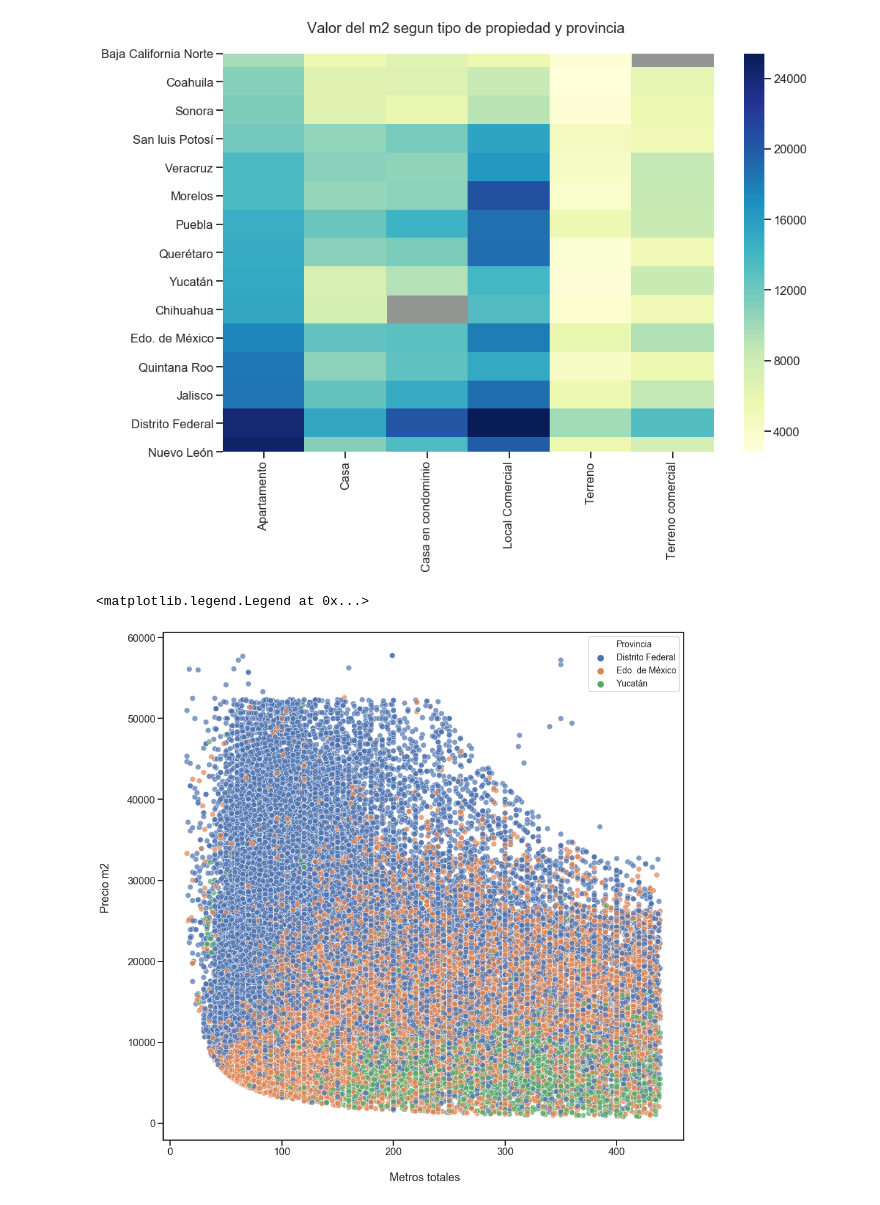
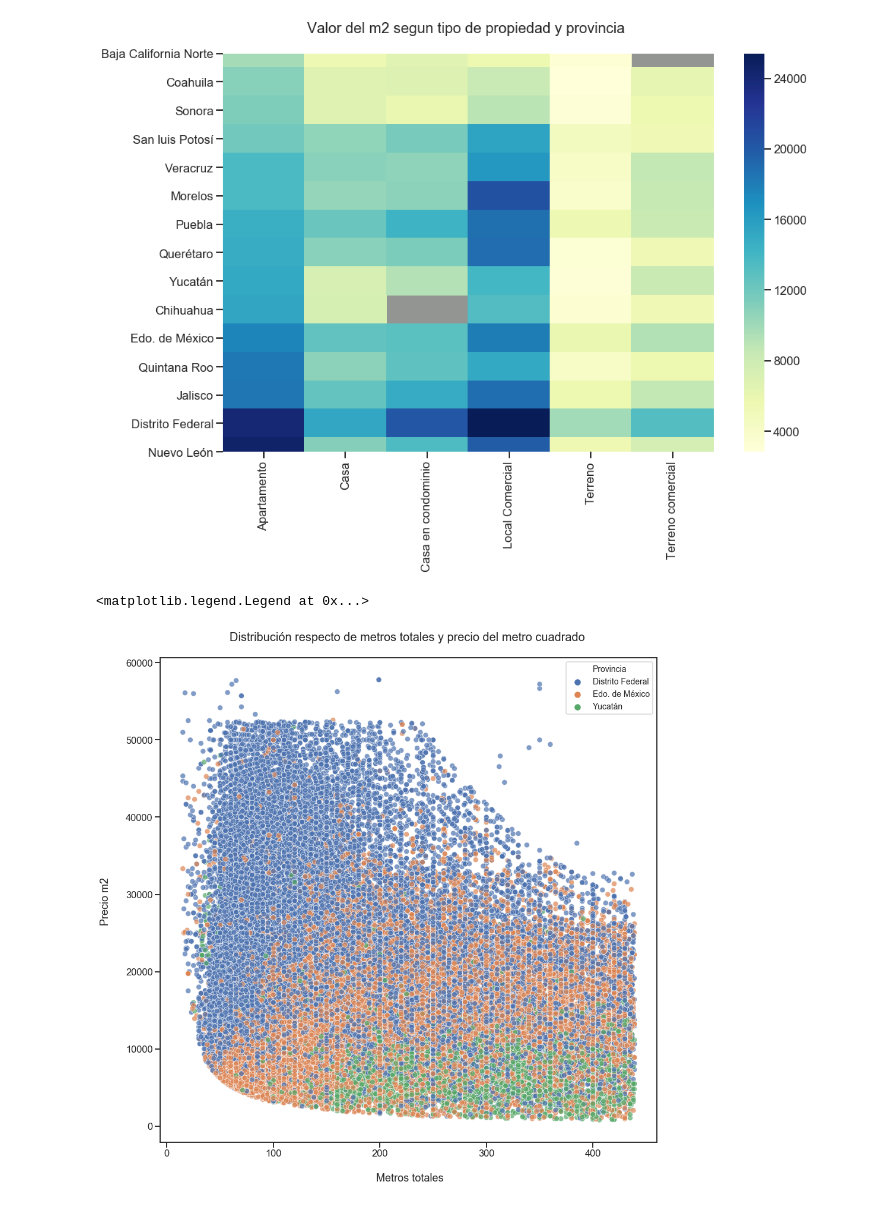
Before and after one commit to JuanCruzCastroLopez/tp1-zonajobs-analysis, a Jupyter notebook: analisis_propiedades.ipynb, the cells around one changed output. Drawn from its saved outputs; the diff is of its cells as text; code cells hidden in the pictures.

Commit message:
Agregando titulo a scatter plot

```diff
--- a/analisis_propiedades.ipynb
+++ b/analisis_propiedades.ipynb
@@ -568,30 +567,31 @@ Text(103.42187499999999, 0.5, '')
 # %%
 # De lo visto anterior, selecciono tres provincias representativas. Distrito Federal, Coahuila y Yucatán
 # Con buen caudal de gente, y con promedios de precios por metro cuadrado distintos.
 plt.figure(figsize=(15,15))
 
 data = df[df['provincia'].isin(['Distrito Federal', 'Edo. de México' ,'Yucatán'])]
 # Lo hago menro a 90000 ya que, sino, hay algunos datos sueltos que hacne que no se vea tan bien
 data = data[df['precio_m2']<=60000]
 data.provincia.cat.remove_unused_categories(inplace=True)
 data.rename(columns={'provincia':'Provincia'}, inplace=True)
 
 ax = sns.scatterplot(y='precio_m2', x='metrostotales', data=data, hue='Provincia', alpha=0.7)
 
+ax.set_title('Distribución respecto de metros totales y precio del metro cuadrado \n', fontsize=20)
 ax.set_xlabel('\n Metros totales', fontsize=18)
 ax.set_ylabel('Precio m2 \n', fontsize=18)
 ax.legend(title_fontsize=16, fontsize=14)
 
 # Este scatter plot revela un monton de informacion:
 # Primer dato interesante:
 # Las propiedades de mayor valor por metro cuadrado, suelen ser las mas chicas, y las
 # propiedades de menor valor por metro cuadrado, suelen ser las mas grandes.
 # Segundo dato curioso:
 # Se puede ver como en Distrito Federal, abundan las propiedades chicas y caras, mientras que en Yucatan hay muchas
 # mas propiedades grandes y con menos valor por metro cuadrado.
 # En estado de mexico las casas chicas parecen ser mas baratas que en yucatan y distrito.
 # Aca si podria llegar a servir agrupar varias provincias en una para de esa forma poder entender mejor e incluir
 # mucha mas cantidad de datos
 # %% [output]
 <matplotlib.legend.Legend at 0x...>
-[figure, old version]
+[figure, new version]
```
Also changed, not shown: parts of 2 cells of this notebook.
